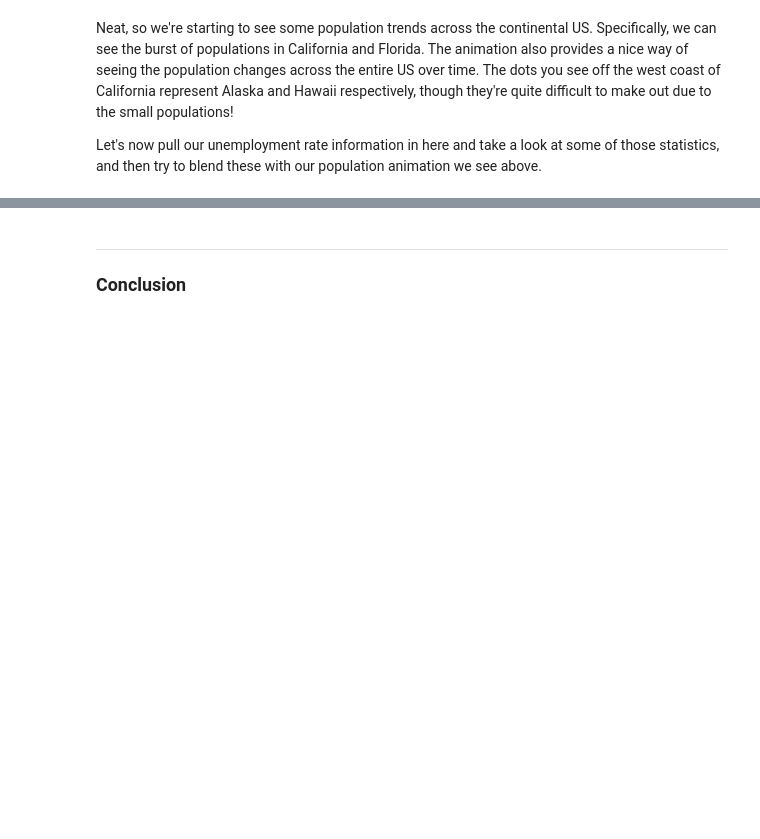
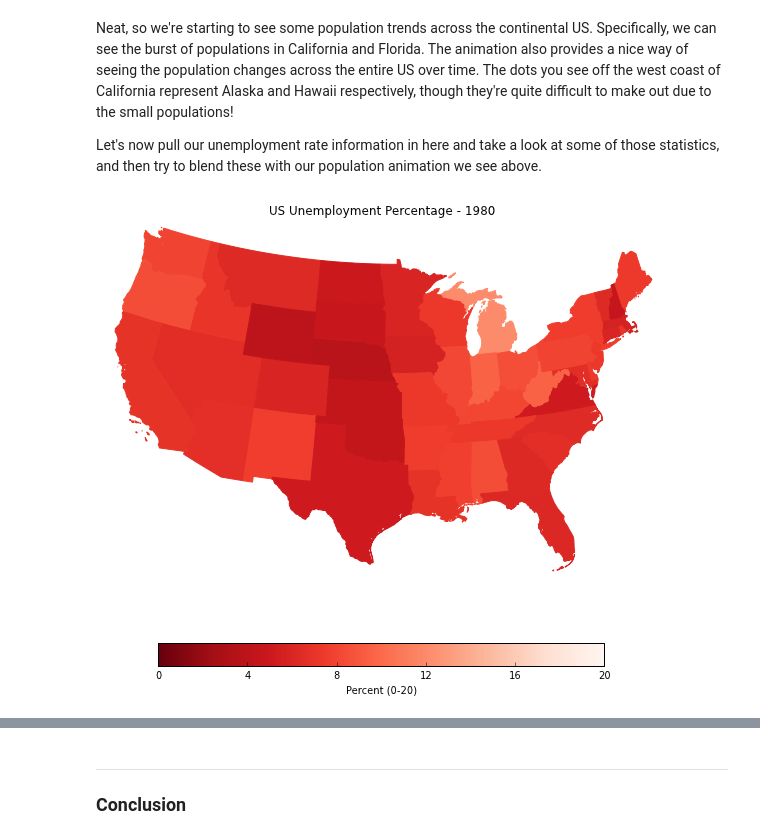
Before and after one commit to Aayrl/python_DataScience, a Jupyter notebook: PR2_Sawyer_T/report_Sawyer_T.ipynb, the cells around one changed output, grey strips where cells are left out. Saved outputs shown, nothing was run; the diff lists cells and outputs as text; code cells hidden in the pictures; blank space fills up the shorter version.

Commit message:
Added HeatMaps for Unemployment

```diff
--- a/PR2_Sawyer_T/report_Sawyer_T.ipynb
+++ b/PR2_Sawyer_T/report_Sawyer_T.ipynb
@@ -187,7 +187,7 @@ def buildHeatmap_State(dataDictionary,title,bartitle,barcolor,barmin,barmax):
     # Build the Color Bar at the bottom of the graph
     mm = plt.cm.ScalarMappable(cmap=colorMap)
     mm.set_array([heatmapMinAmt,heatmapMaxAmt])
-    plt.colorbar(mm, label=bartitle,ticks=[0,5000,10000,15000,20000,25000],
+    plt.colorbar(mm, label=bartitle,ticks=[0,barmax*0.2,barmax*0.4,barmax*0.6,barmax*0.8,barmax],
     orientation="horizontal",fraction=0.05)
 
     # Adjust size of image
@@ -414,3 +414,18 @@ for row in csvData:
     stateInformation['2010 Unemployment']=row['2010']
     stateUnemploymentLists.append(stateInformation)
 openFile.close()
+# %%
+# Grab all of the unemployment information
+unemployment1980 = {}
+unemployment1990 = {}
+unemployment2000 = {}
+unemployment2010 = {}
+for state in stateUnemploymentLists:
+    unemployment1980[state['State']]=state['1980 Unemployment']
+    unemployment1990[state['State']]=state['1990 Unemployment']
+    unemployment2000[state['State']]=state['2000 Unemployment']
+    unemployment2010[state['State']]=state['2010 Unemployment']
+# %%
+buildHeatmap_State(unemployment1980,"US Unemployment Percentage - 1980","Percent (0-20)",plt.cm.Reds_r,0,20)
+# %% [output]
+[figure, added]
```
Also changed, not shown: parts of 4 cells of this notebook, 2 other files.
